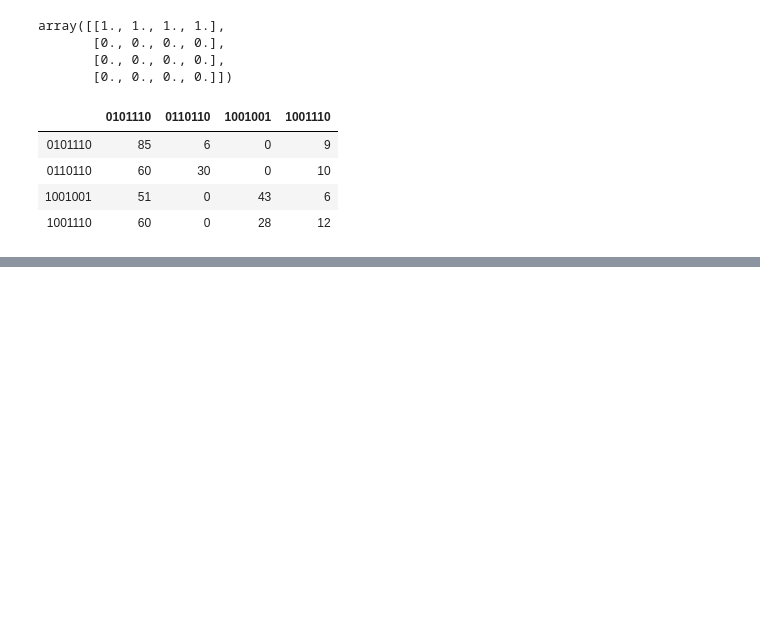
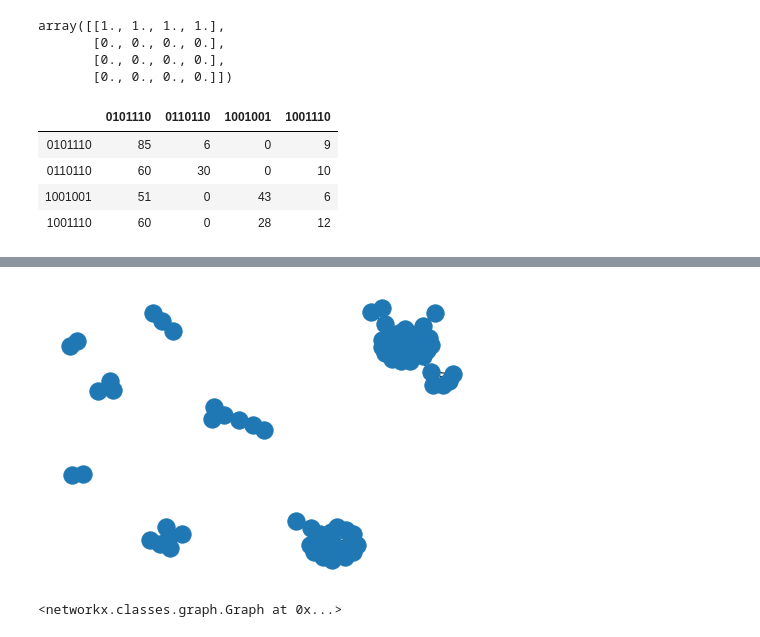
Before and after one commit to adrianapaza/NBA-NKC, a Jupyter notebook: ComputationalModels/Experiment.ipynb, the cells around one changed output, grey strips where cells are left out. Cells and saved outputs as stored; diff of their text form; code cells hidden in the pictures; blank space fills up the shorter version.

Commit message:
MadeGraphs

```diff
--- a/ComputationalModels/Experiment.ipynb
+++ b/ComputationalModels/Experiment.ipynb
@@ -80,3 +80,9 @@ LONMatrix
 | 0110110 | 60 | 30 | 0 | 10 |
 | 1001001 | 51 | 0 | 43 | 6 |
 | 1001110 | 60 | 0 | 28 | 12 |
+# %%
+df=pd.read_csv('N-10_K=8_I=0.csv')
+# %%
+df = df.set_index('Unnamed: 0')#reset index
+# %%
+Mat = run(df)
@@ -82,0 +92,11 @@ LONMatrix
+# %%
+#set node size based upon some scaling of the fitness
+MarkClsuMatrix = nx.from_numpy_matrix(Mat) #convert to adjacency matrix undirected
+
+nx.draw(MarkClsuMatrix, with_labels=False,arrows=True)
+# %% [output]
+[figure, added]
+# %%
+MarkClsuMatrix
+# %% [output]
+<networkx.classes.graph.Graph at 0x...>
```
Also changed, not shown: parts of 7 cells of this notebook, 1 other file.
